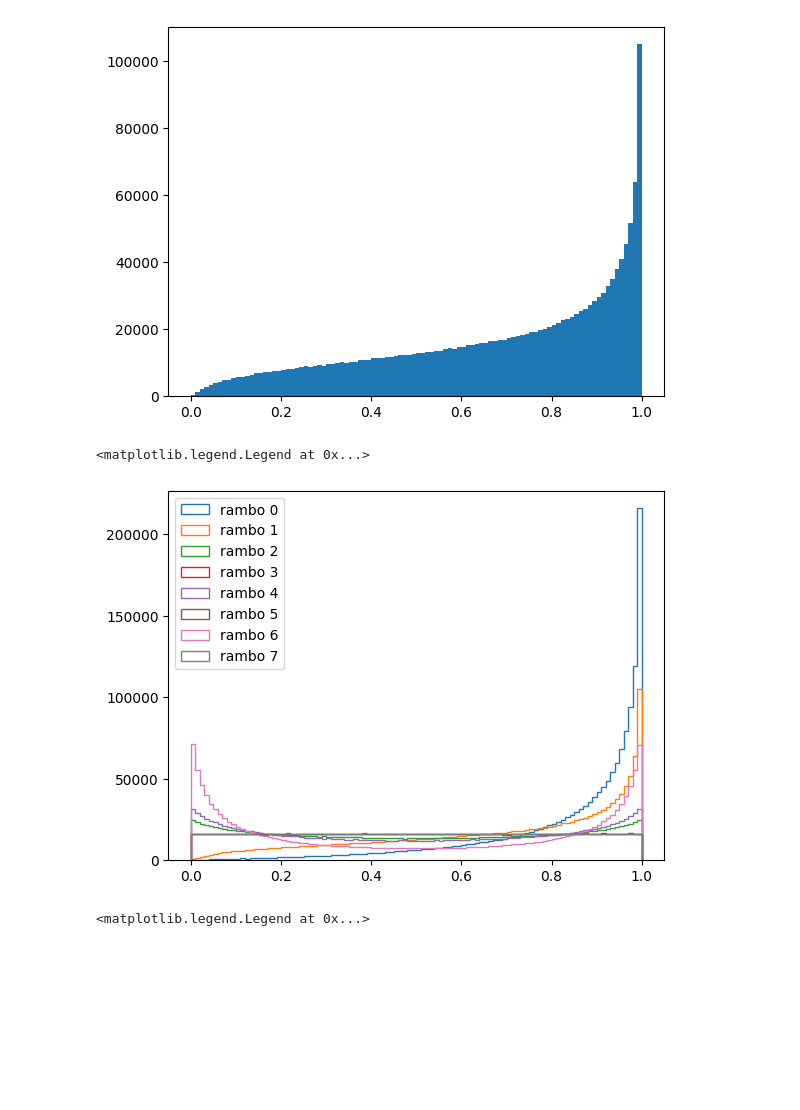
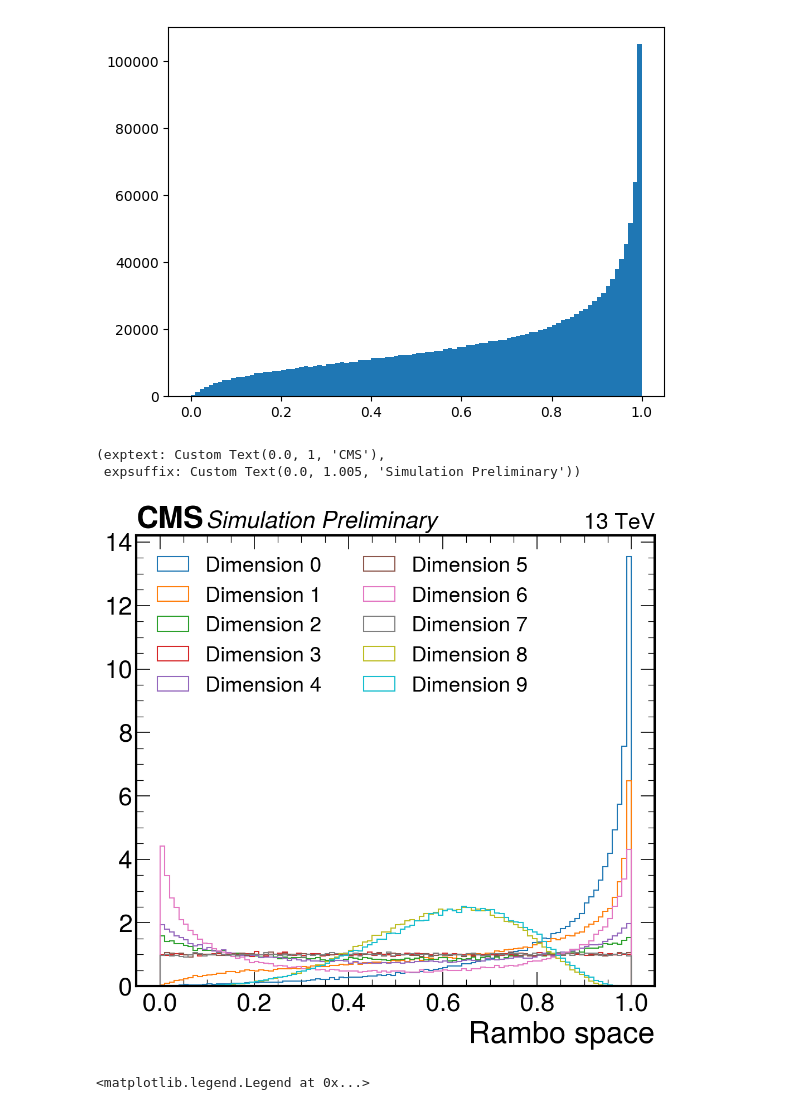
Before and after one commit to valsdav/MEMFlow, a Jupyter notebook: scripts/PhasespaceRamboRescaling.ipynb, the cells around one changed output. Drawn from its saved outputs; the diff is of its cells as text; code cells hidden in the pictures; blank space fills up the shorter version.

Commit message:
Added some missing plotting notebooks

```diff
--- a/scripts/PhasespaceRamboRescaling.ipynb
+++ b/scripts/PhasespaceRamboRescaling.ipynb
@@ -19,6 +19,8 @@ import matplotlib.pyplot as plt
 from matplotlib.colors import LogNorm
 import matplotlib as mpl
 from matplotlib import cm
+import mplhep as hep
+plt.style.use(hep.style.CMS)
 
 from collections import defaultdict
 from tensorboardX import SummaryWriter
@@ -327,12 +331,16 @@ plt.hist(PS[:,1].flatten(), bins=100, range=(0,1));
 # %% [output]
 [figure]
 # %%
-for i in range(8):
-    plt.hist(PS[:,i].flatten(), bins=100, range=(0,1), label=f"rambo {i}", histtype="step")
-plt.legend()
+fig = plt.figure(figsize=(8,7), dpi=150)
+for i in range(10):
+    plt.hist(PS[0:100000,i].flatten(), bins=100, range=(0,1), label=f"Dimension {i}", histtype="step", density=True)
+plt.legend(ncol=2, fontsize=18)
+plt.xlabel("Rambo space")
+hep.cms.label(rlabel="13 TeV",  llabel="Simulation Preliminary", loc=0, ax=plt.gca(),fontsize=20)
 # %% [output]
-<matplotlib.legend.Legend at 0x...>
+(exptext: Custom Text(0.0, 1, 'CMS'),
+ expsuffix: Custom Text(0.0, 1.005, 'Simulation Preliminary'))
-[figure, old version]
+[figure, new version]
 # %%
 for i in range(8):
     plt.hist(PS_logit[:,i].flatten(), bins=100, range=(-10,10), label=f"rambo {i}", histtype="step")
```
Also changed, not shown: parts of 3 cells of this notebook, 14 other files.
